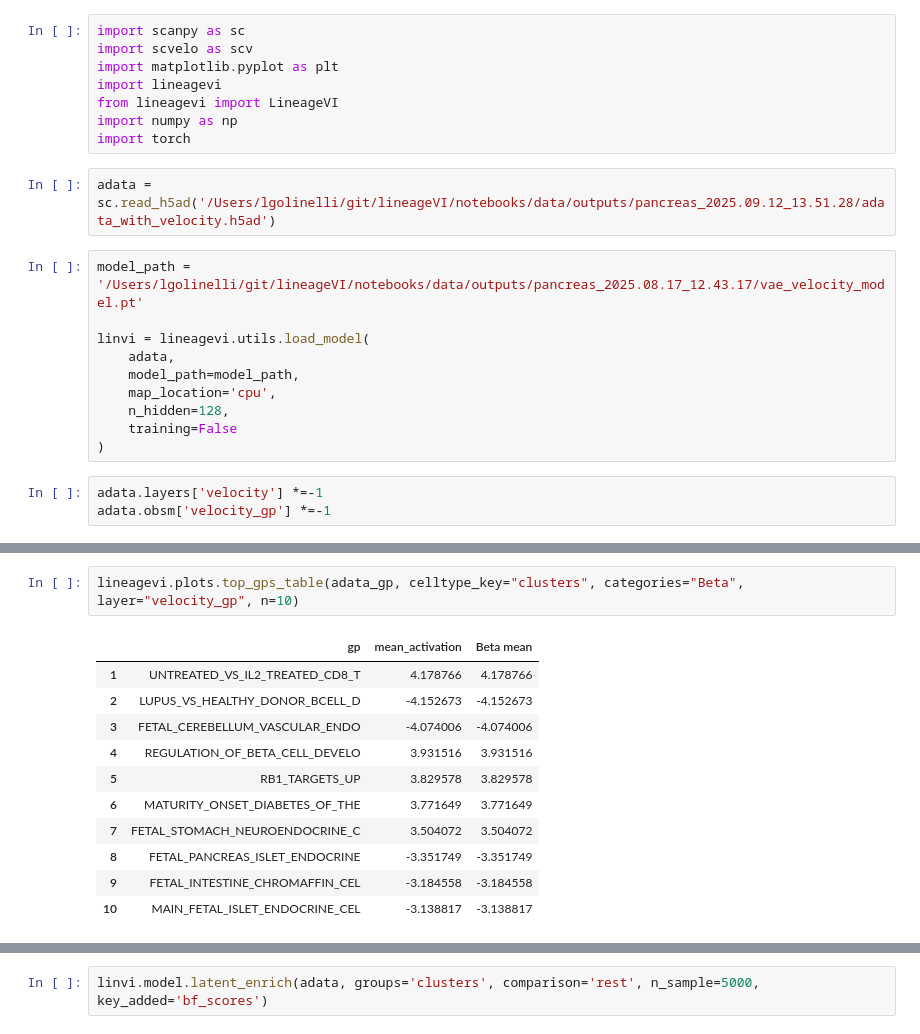
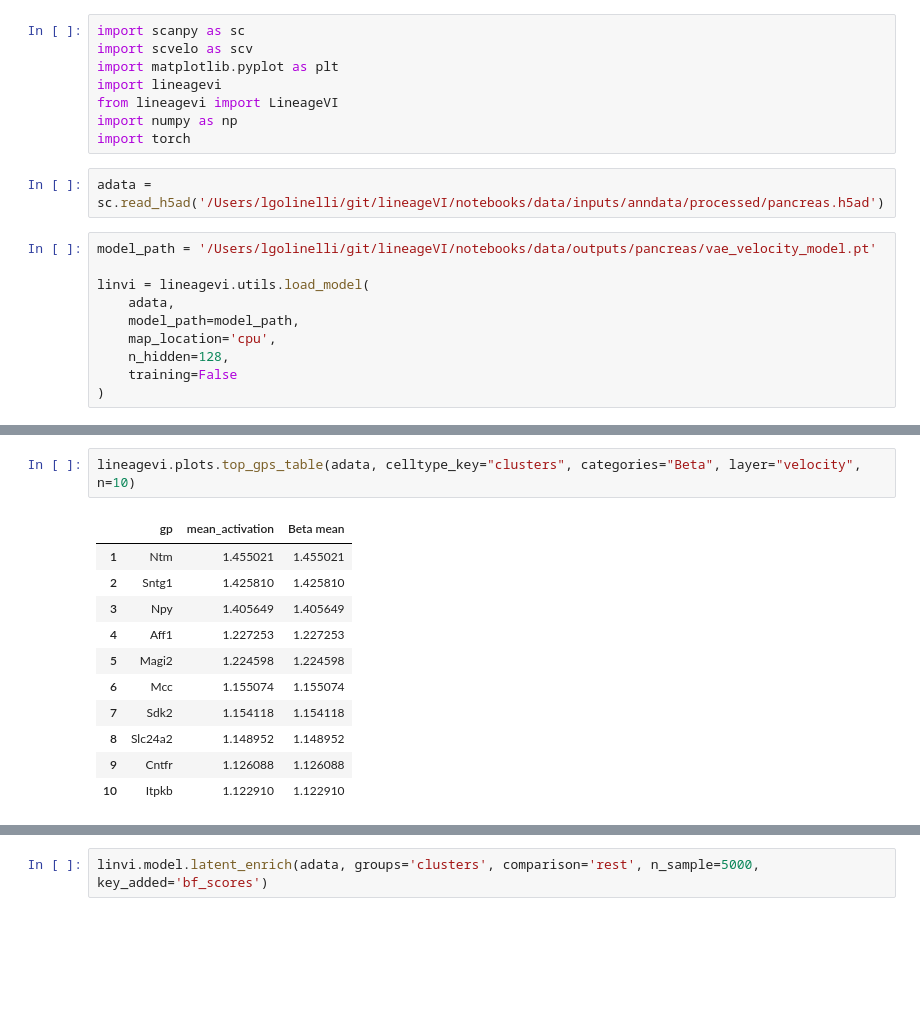
Before and after one commit to leonardogolinelli/lineageVI, a Jupyter notebook: notebooks/5-plotting_notebook.ipynb, the cells around one changed output, grey strips where cells are left out. Cells and saved outputs as stored; diff of their text form; blank space fills up the shorter version.

```diff
--- a/notebooks/5-plotting_notebook.ipynb
+++ b/notebooks/5-plotting_notebook.ipynb
@@ -13,9 +10,9 @@ from lineagevi import LineageVI
 import numpy as np
 import torch
 # %%
-adata = sc.read_h5ad('/Users/lgolinelli/git/lineageVI/notebooks/data/outputs/pancreas_2025.09.12_13.51.28/adata_with_velocity.h5ad')
+adata = sc.read_h5ad('/Users/lgolinelli/git/lineageVI/notebooks/data/inputs/anndata/processed/pancreas.h5ad')
 # %%
-model_path = '/Users/lgolinelli/git/lineageVI/notebooks/data/outputs/pancreas_2025.08.17_12.43.17/vae_velocity_model.pt'
+model_path = '/Users/lgolinelli/git/lineageVI/notebooks/data/outputs/pancreas/vae_velocity_model.pt'
 
 linvi = lineagevi.utils.load_model(
     adata,
@@ -24,6 +21,3 @@ linvi = lineagevi.utils.load_model(
     n_hidden=128,
     training=False
 )
-# %%
-adata.layers['velocity'] *=-1
-adata.obsm['velocity_gp'] *=-1
@@ -33,17 +64,17 @@ AttributeError: module 'lineagevi' has no attribute 'build_gp_adata'
 # %%
-lineagevi.plots.top_gps_table(adata_gp, celltype_key="clusters", categories="Beta", layer="velocity_gp", n=10)
+lineagevi.plots.top_gps_table(adata, celltype_key="clusters", categories="Beta", layer="velocity", n=10)
 # %% [output]
 |  | gp | mean_activation | Beta mean |
-| 1 | UNTREATED_VS_IL2_TREATED_CD8_T | 4.178766 | 4.178766 |
-| 2 | LUPUS_VS_HEALTHY_DONOR_BCELL_D | -4.152673 | -4.152673 |
-| 3 | FETAL_CEREBELLUM_VASCULAR_ENDO | -4.074006 | -4.074006 |
-| 4 | REGULATION_OF_BETA_CELL_DEVELO | 3.931516 | 3.931516 |
-| 5 | RB1_TARGETS_UP | 3.829578 | 3.829578 |
-| 6 | MATURITY_ONSET_DIABETES_OF_THE | 3.771649 | 3.771649 |
-| 7 | FETAL_STOMACH_NEUROENDOCRINE_C | 3.504072 | 3.504072 |
-| 8 | FETAL_PANCREAS_ISLET_ENDOCRINE | -3.351749 | -3.351749 |
-| 9 | FETAL_INTESTINE_CHROMAFFIN_CEL | -3.184558 | -3.184558 |
-| 10 | MAIN_FETAL_ISLET_ENDOCRINE_CEL | -3.138817 | -3.138817 |
+| 1 | Ntm | 1.455021 | 1.455021 |
+| 2 | Sntg1 | 1.425810 | 1.425810 |
+| 3 | Npy | 1.405649 | 1.405649 |
+| 4 | Aff1 | 1.227253 | 1.227253 |
+| 5 | Magi2 | 1.224598 | 1.224598 |
+| 6 | Mcc | 1.155074 | 1.155074 |
+| 7 | Sdk2 | 1.154118 | 1.154118 |
+| 8 | Slc24a2 | 1.148952 | 1.148952 |
+| 9 | Cntfr | 1.126088 | 1.126088 |
+| 10 | Itpkb | 1.122910 | 1.122910 |
 # %%
 lineagevi.plots.top_gps_table(adata, celltype_key="clusters", categories=["Ductal", 'Beta'], layer="velocity", n=30)
 # %% [output]
```
Also changed, not shown: parts of 15 cells of this notebook, 9 other files.
